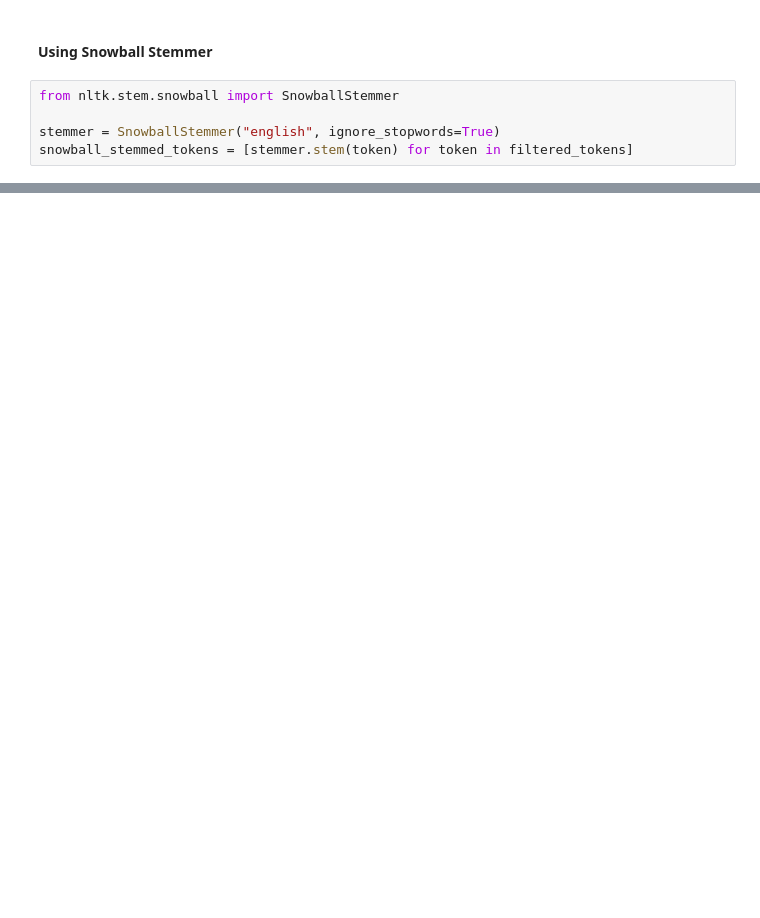
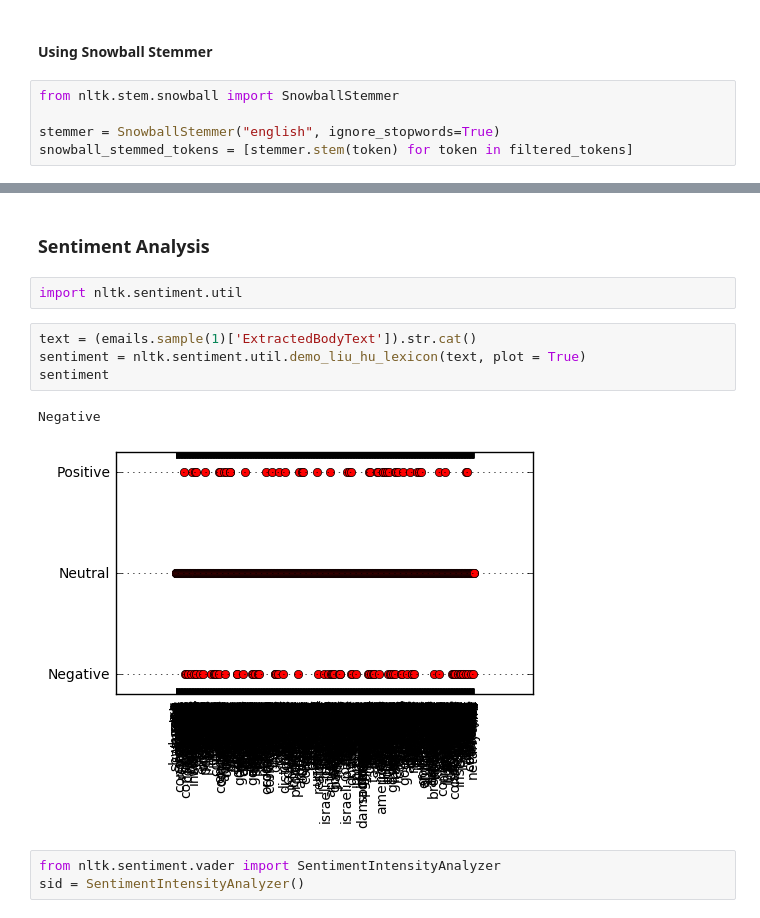
Before and after one commit to ireneu/ada, a Jupyter notebook: HW05/05 - Taming Text.ipynb, the cells around one changed output, grey strips where cells are left out. Cells and saved outputs as stored; diff of their text form; blank space fills up the shorter version.

```diff
--- a/HW05/05 - Taming Text.ipynb
+++ b/HW05/05 - Taming Text.ipynb
@@ -147,0 +257,14 @@ For the stemming step, we tried both the Porter Stemmer and the Snowball Stemmer
+# %% [markdown]
+### Sentiment Analysis
+# %%
+import nltk.sentiment.util
+# %%
+text = (emails.sample(1)['ExtractedBodyText']).str.cat()
+sentiment = nltk.sentiment.util.demo_liu_hu_lexicon(text, plot = True)
+sentiment
+# %% [output]
+Negative
+[figure, added]
+# %%
+from nltk.sentiment.vader import SentimentIntensityAnalyzer
+sid = SentimentIntensityAnalyzer()
```
Also changed, not shown: parts of 35 cells of this notebook.
